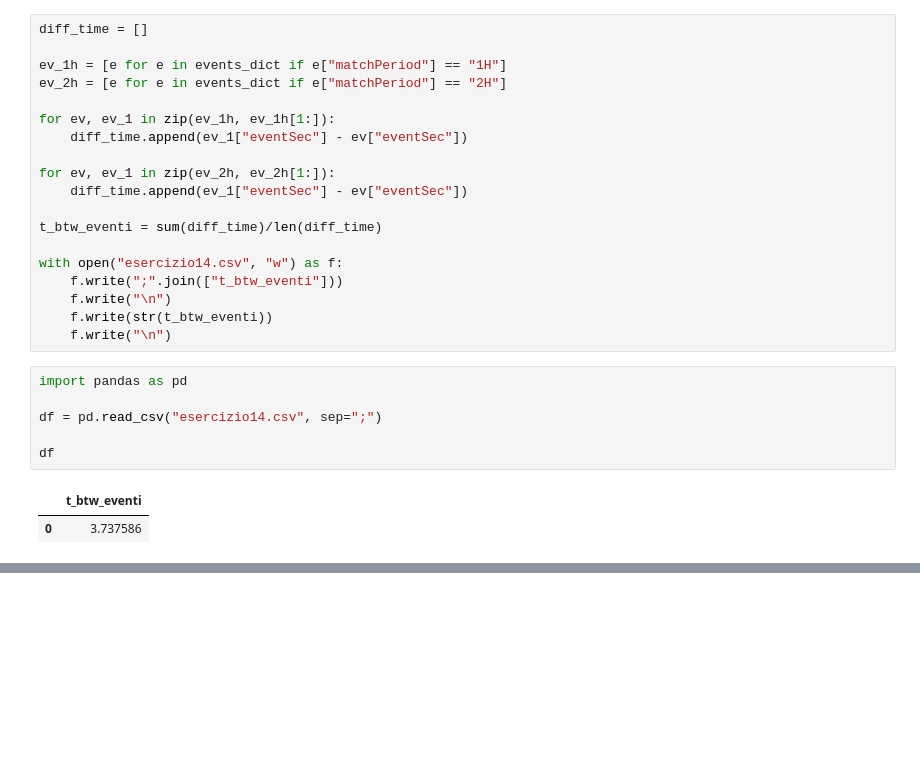
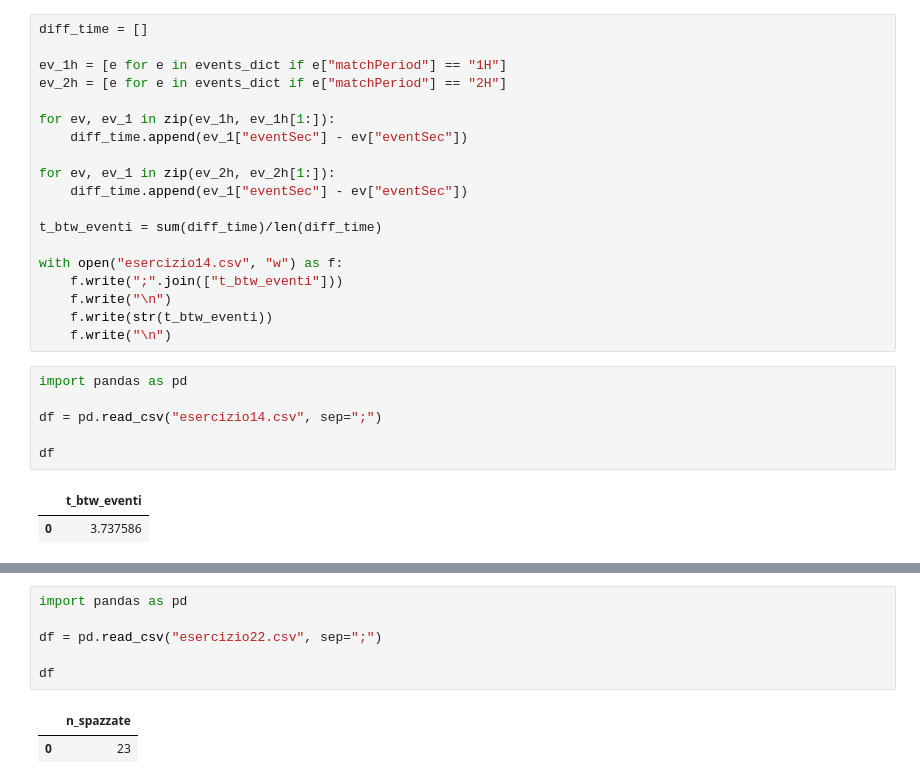
Before and after one commit to gfedi/servififa, a Jupyter notebook: 2019/notebooks/Antonio.ipynb, the cells around one changed output, grey strips where cells are left out. Saved outputs shown, nothing was run; the diff lists cells and outputs as text; blank space fills up the shorter version.

```diff
--- a/2019/notebooks/Antonio.ipynb
+++ b/2019/notebooks/Antonio.ipynb
@@ -340,0 +448,9 @@ df
+# %%
+import pandas as pd
+
+df = pd.read_csv("esercizio22.csv", sep=";")
+
+df
+# %% [output]
+|  | n_spazzate |
+| 0 | 23 |
```
Also changed, not shown: parts of 7 cells of this notebook.
